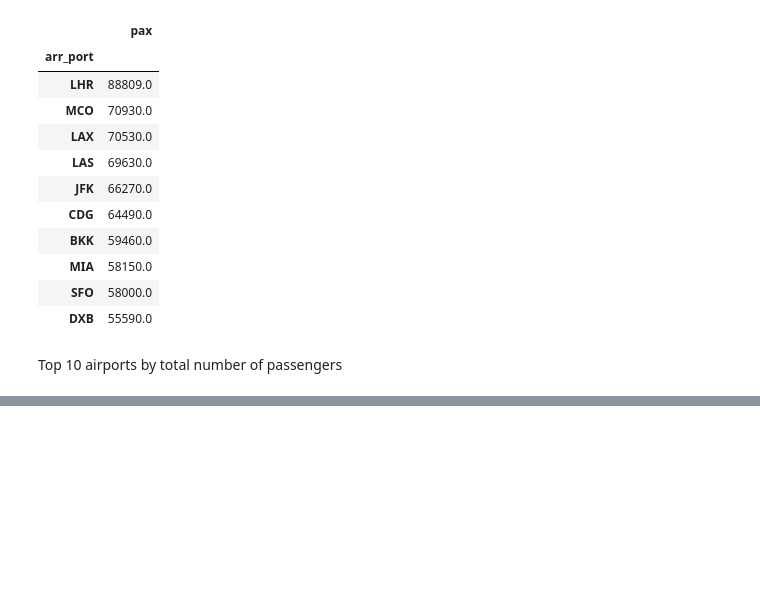
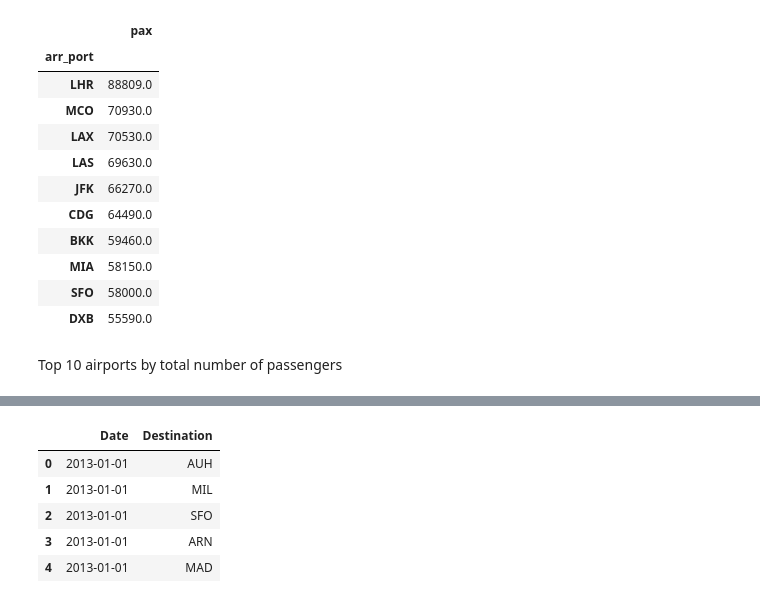
Before and after one commit to javiicc/DS_Challenge, a Jupyter notebook: Data_Science_Challenge.ipynb, the cells around one changed output, grey strips where cells are left out. Cells and saved outputs as stored; diff of their text form; code cells hidden in the pictures; blank space fills up the shorter version.

Commit message:
Adding chunk strategy

```diff
--- a/Data_Science_Challenge.ipynb
+++ b/Data_Science_Challenge.ipynb
@@ -191,0 +331,6 @@ Top 10 airports by total number of passengers
+# %%
+chunks = pd.read_csv('../challenge/searches.csv.bz2', chunksize=10**6,
+                     sep='^', compression='bz2',
+                     usecols=['Date', 'Destination'])
+
+searches = pd.concat(chunks)
@@ -191,0 +349,9 @@ Top 10 airports by total number of passengers
+# %%
+searches.head()
+# %% [output]
+|  | Date | Destination |
+| 0 | 2013-01-01 | AUH |
+| 1 | 2013-01-01 | MIL |
+| 2 | 2013-01-01 | SFO |
+| 3 | 2013-01-01 | ARN |
+| 4 | 2013-01-01 | MAD |
```
Also changed, not shown: parts of 26 cells of this notebook, 1 other file.
